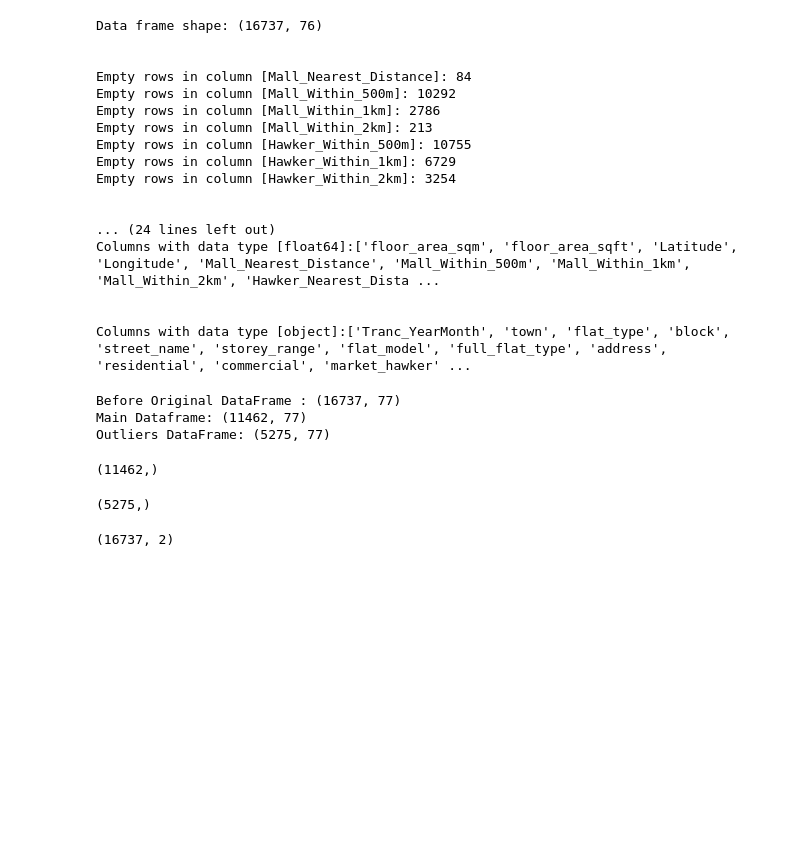
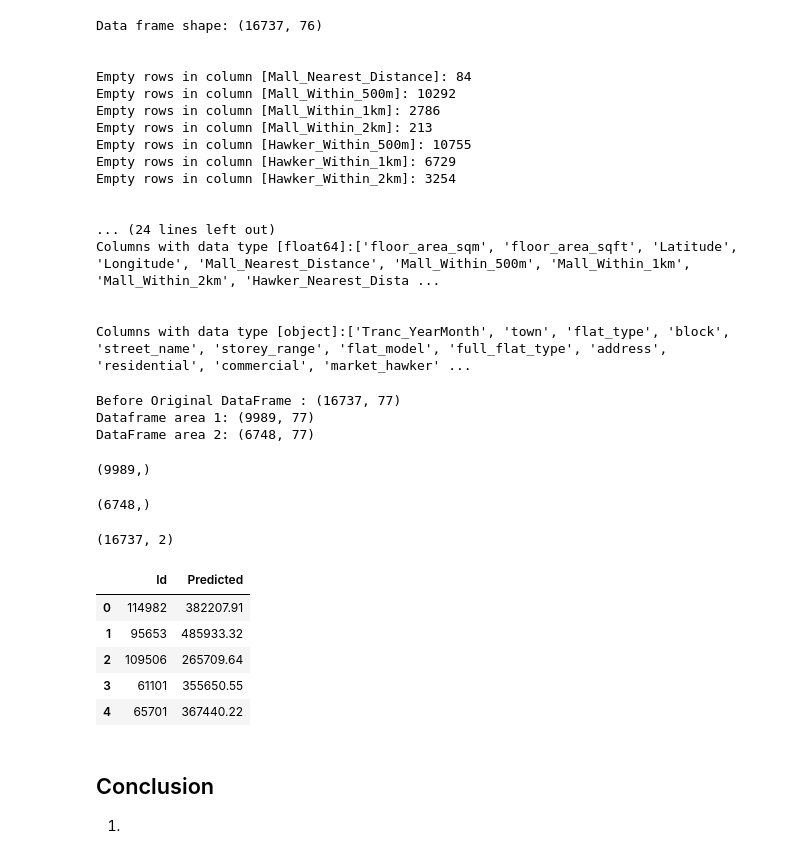
Before and after one commit to chengtng/project_2, a Jupyter notebook: code/hdb_prices.ipynb, the cells around one changed output. Drawn from its saved outputs; the diff is of its cells as text; code cells hidden in the pictures; blank space fills up the shorter version.

```diff
--- a/code/hdb_prices.ipynb
+++ b/code/hdb_prices.ipynb
@@ -645,24 +613,24 @@ for i in col:
 print(f"Before Original DataFrame : {test_df.shape}")
 
 col = 'planning_area'
-test_df_o = test_df.loc[test_df[col].isin(outliers)]
-test_df = test_df.loc[~test_df[col].isin(outliers)]
+test_df_1 = test_df.loc[test_df['planning_area'].isin(area_1)]
+test_df_2 = test_df.loc[test_df['planning_area'].isin(area_2)]
 
-print(f"Main Dataframe: {test_df.shape}")
-print(f"Outliers DataFrame: {test_df_o.shape}")
+print(f"Dataframe area 1: {test_df_1.shape}")
+print(f"DataFrame area 2: {test_df_2.shape}")
 # %% [output]
 Before Original DataFrame : (16737, 77)
-Main Dataframe: (11462, 77)
-Outliers DataFrame: (5275, 77)
+Dataframe area 1: (9989, 77)
+DataFrame area 2: (6748, 77)
 # %%
-pred = gs.best_estimator_.predict(test_df)
-pred.shape
+pred_1 = gs_1.best_estimator_.predict(test_df_1)
+pred_1.shape
 # %% [output]
-(11462,)
+(9989,)
 # %%
-pred_o = gs_o.best_estimator_.predict(test_df_o)
-pred_o.shape
+pred_2 = gs_2.best_estimator_.predict(test_df_2)
+pred_2.shape
 # %% [output]
-(5275,)
+(6748,)
 # %%
 sub_df = pd.DataFrame()
@@ -674,3 +642,16 @@ submit = pd.read_csv("../data/sub_reg.csv")
 submit.shape
 # %% [output]
 (16737, 2)
+# %%
+submit.head()
+# %% [output]
+|  | Id | Predicted |
+| 0 | 114982 | 382207.91 |
+| 1 | 95653 | 485933.32 |
+| 2 | 109506 | 265709.64 |
+| 3 | 61101 | 355650.55 |
+| 4 | 65701 | 367440.22 |
+# %% [markdown]
+## Conclusion
+
+1.
```
Also changed, not shown: parts of 23 cells of this notebook, 2 other files.
